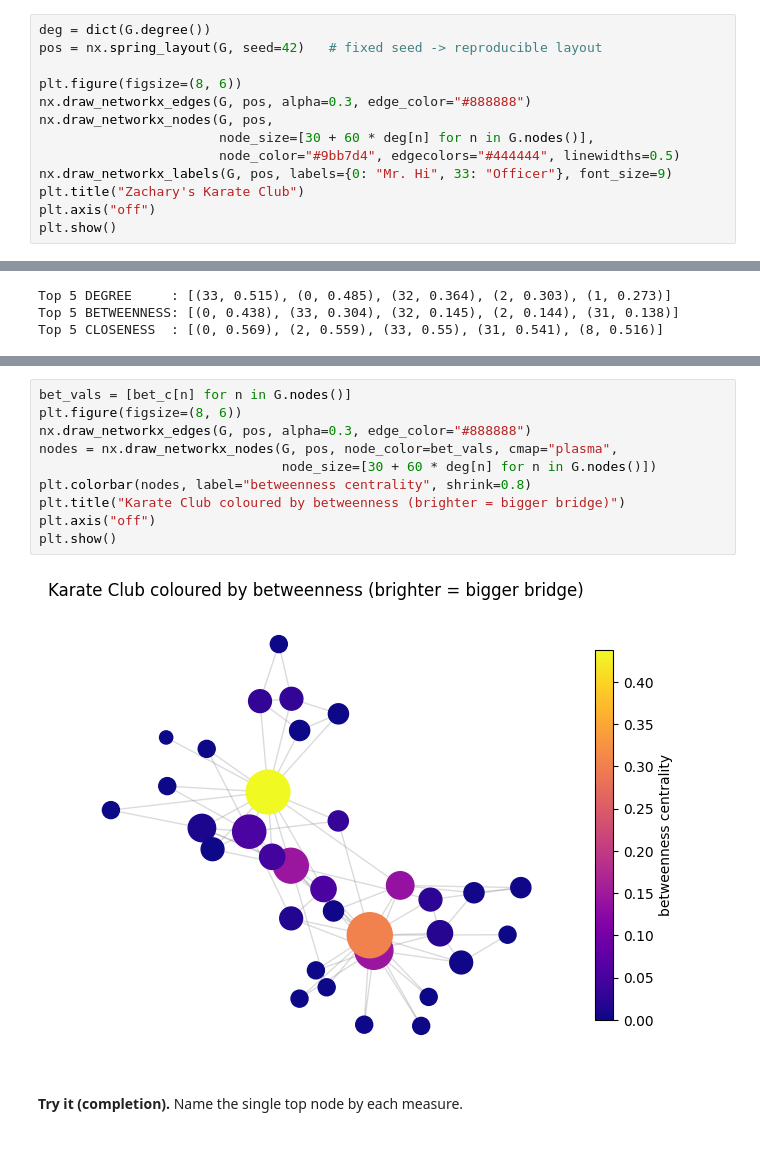
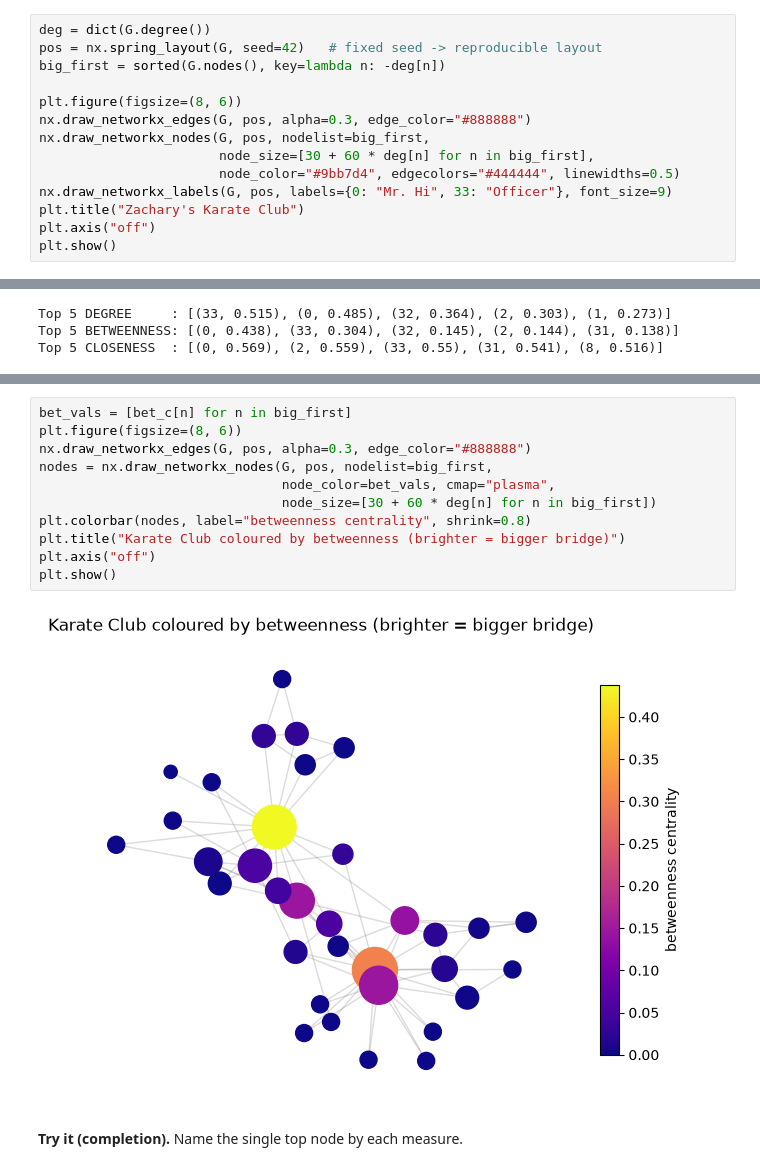
Before and after one commit to devomh/cdat4001-2026, a Jupyter notebook: u07_social_networks/l25_lab_social_networks_graphs.ipynb, the cells around one changed output, grey strips where cells are left out. Drawn from its saved outputs; the diff is of its cells as text.

```diff
--- a/u07_social_networks/l25_lab_social_networks_graphs.ipynb
+++ b/u07_social_networks/l25_lab_social_networks_graphs.ipynb
@@ -98,11 +105,12 @@ by its degree, and mark the two leaders.
 # %%
 deg = dict(G.degree())
 pos = nx.spring_layout(G, seed=42)   # fixed seed -> reproducible layout
+big_first = sorted(G.nodes(), key=lambda n: -deg[n])
 
 plt.figure(figsize=(8, 6))
 nx.draw_networkx_edges(G, pos, alpha=0.3, edge_color="#888888")
-nx.draw_networkx_nodes(G, pos,
-                       node_size=[30 + 60 * deg[n] for n in G.nodes()],
+nx.draw_networkx_nodes(G, pos, nodelist=big_first,
+                       node_size=[30 + 60 * deg[n] for n in big_first],
                        node_color="#9bb7d4", edgecolors="#444444", linewidths=0.5)
 nx.draw_networkx_labels(G, pos, labels={0: "Mr. Hi", 33: "Officer"}, font_size=9)
 plt.title("Zachary's Karate Club")
@@ -315,15 +408,16 @@ broker the whole network routes through. Let us colour the graph by betweenness
 # %%
-bet_vals = [bet_c[n] for n in G.nodes()]
+bet_vals = [bet_c[n] for n in big_first]
 plt.figure(figsize=(8, 6))
 nx.draw_networkx_edges(G, pos, alpha=0.3, edge_color="#888888")
-nodes = nx.draw_networkx_nodes(G, pos, node_color=bet_vals, cmap="plasma",
-                               node_size=[30 + 60 * deg[n] for n in G.nodes()])
+nodes = nx.draw_networkx_nodes(G, pos, nodelist=big_first,
+                               node_color=bet_vals, cmap="plasma",
+                               node_size=[30 + 60 * deg[n] for n in big_first])
 plt.colorbar(nodes, label="betweenness centrality", shrink=0.8)
 plt.title("Karate Club coloured by betweenness (brighter = bigger bridge)")
 plt.axis("off")
 plt.show()
 # %% [output]
-[figure, old version]
+[figure, new version]
 # %% [markdown]
 **Try it (completion).** Name the single top node by each measure.
 # %%
```
Also changed, not shown: parts of 41 cells of this notebook, 3 other files.
